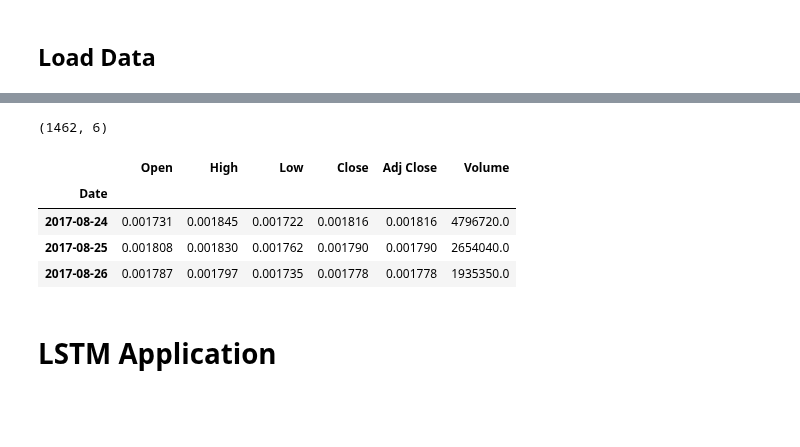
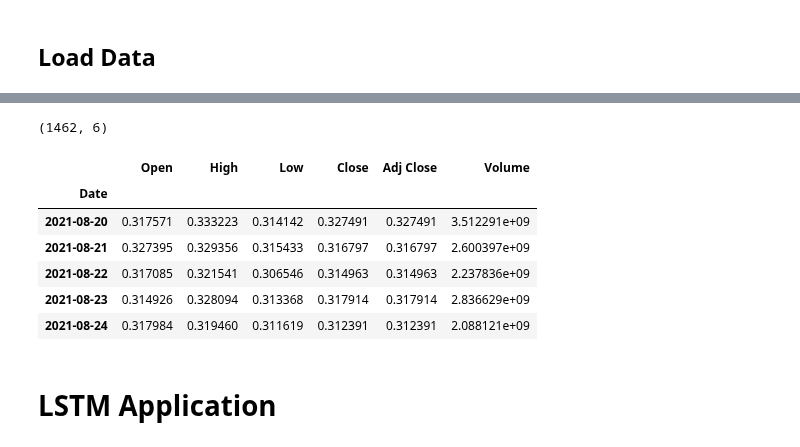
Before and after one commit to TLChilton/Senior_Capstone, a Jupyter notebook: LSTMmusktrumpdoge.ipynb, the cells around one changed output, grey strips where cells are left out. Saved outputs shown, nothing was run; the diff lists cells and outputs as text; code cells hidden in the pictures; blank space fills up the shorter version.

```diff
--- a/LSTMmusk.ipynb
+++ b/LSTMmusktrumpdoge.ipynb
@@ -30,14 +30,17 @@ df_trump.head(1)
 # %%
 df_doge = pd.read_csv("Data/Daily-DOGE-USD.csv", parse_dates=['Date'], index_col=0)
 print(df_doge.shape)
 df_doge.head(3)
+df_doge.tail()
 # %% [output]
 (1462, 6)
 |  | Open | High | Low | Close | Adj Close | Volume |
 | Date |  |  |  |  |  |  |
-| 2017-08-24 | 0.001731 | 0.001845 | 0.001722 | 0.001816 | 0.001816 | 4796720.0 |
-| 2017-08-25 | 0.001808 | 0.001830 | 0.001762 | 0.001790 | 0.001790 | 2654040.0 |
-| 2017-08-26 | 0.001787 | 0.001797 | 0.001735 | 0.001778 | 0.001778 | 1935350.0 |
+| 2021-08-20 | 0.317571 | 0.333223 | 0.314142 | 0.327491 | 0.327491 | 3.512291e+09 |
+| 2021-08-21 | 0.327395 | 0.329356 | 0.315433 | 0.316797 | 0.316797 | 2.600397e+09 |
+| 2021-08-22 | 0.317085 | 0.321541 | 0.306546 | 0.314963 | 0.314963 | 2.237836e+09 |
+| 2021-08-23 | 0.314926 | 0.328094 | 0.313368 | 0.317914 | 0.317914 | 2.836629e+09 |
+| 2021-08-24 | 0.317984 | 0.319460 | 0.311619 | 0.312391 | 0.312391 | 2.088121e+09 |
 # %% [markdown]
 # LSTM Application
 # %% [markdown]
```
Also changed, not shown: parts of 11 cells of this notebook, 2 other files.
